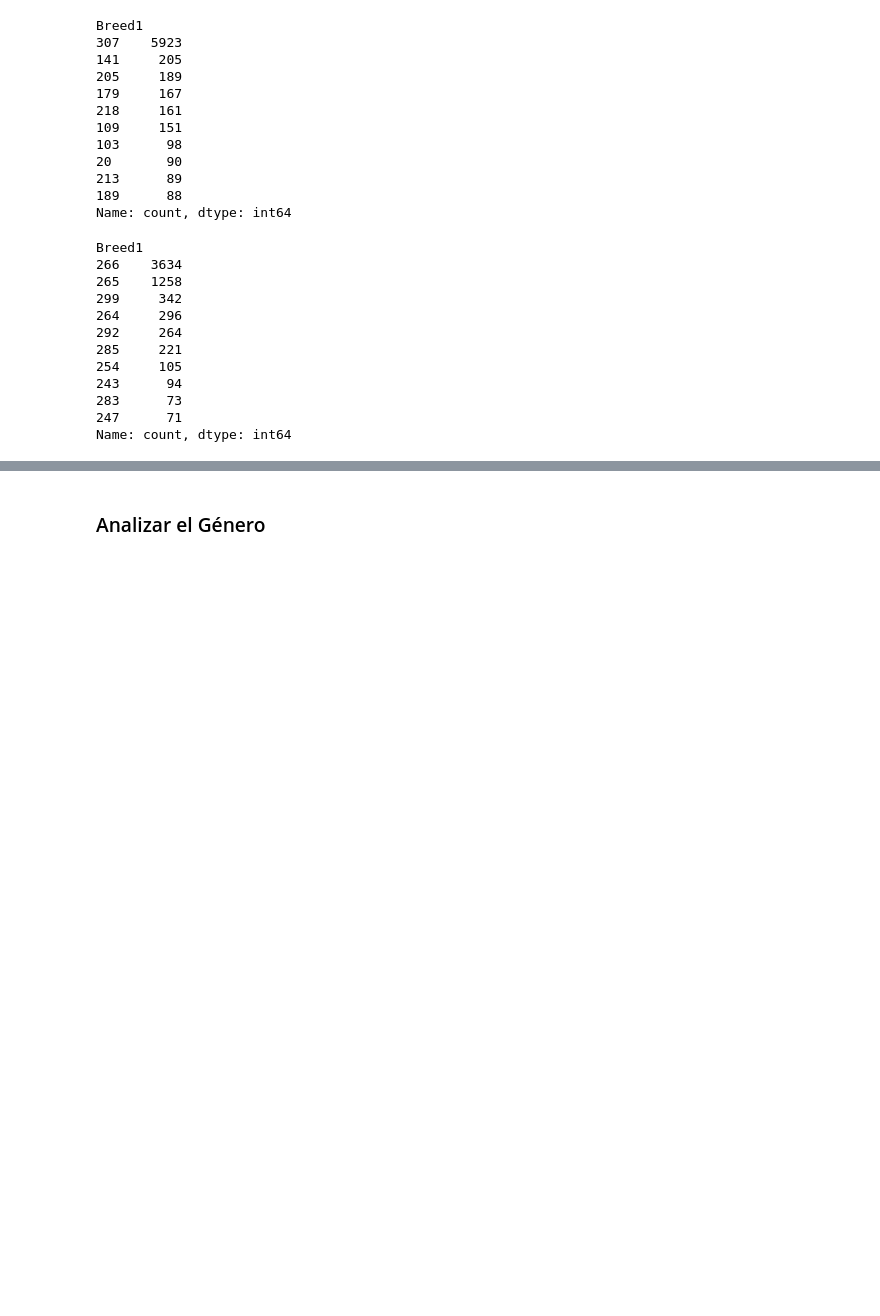
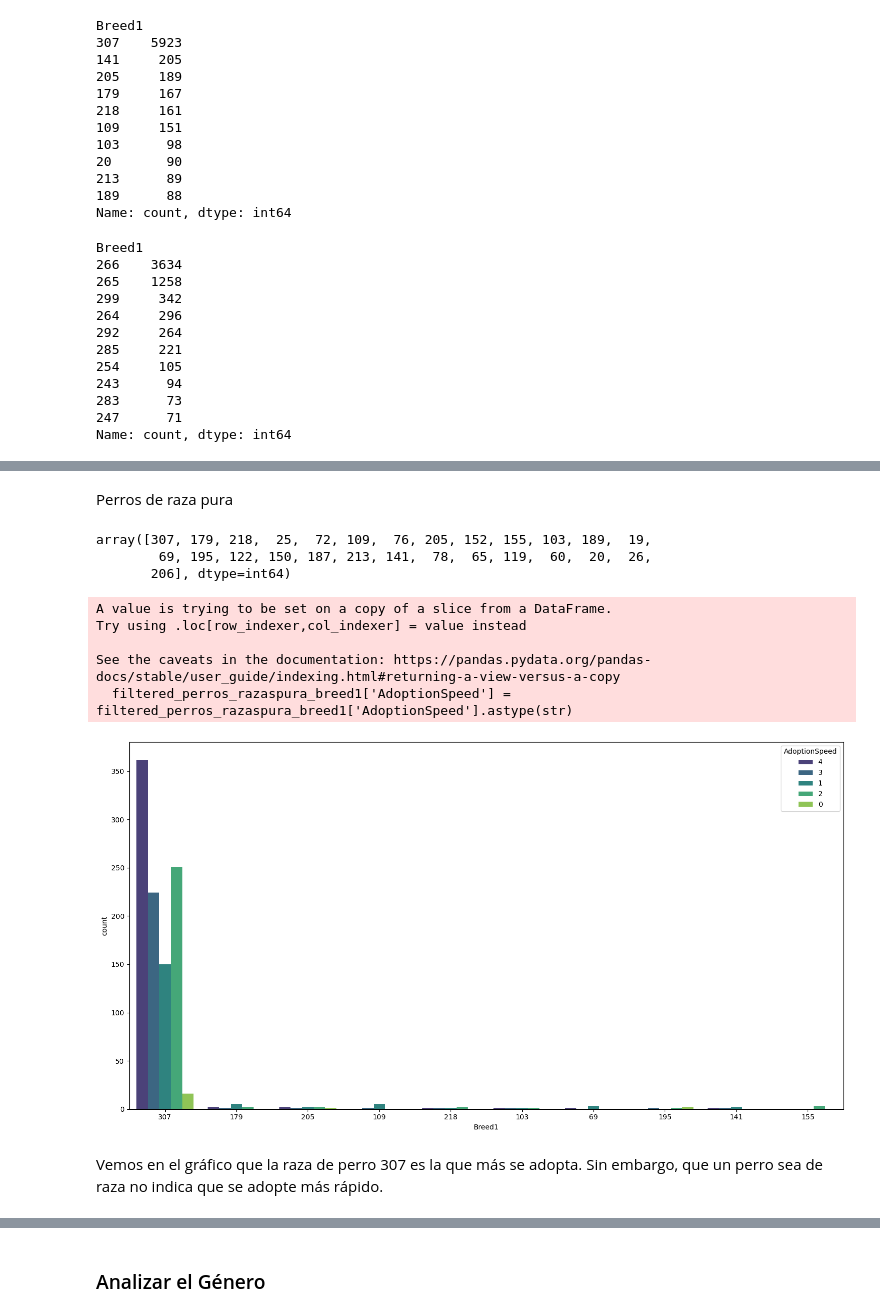
Before and after one commit to plcablinski/lab2-mcd-austral, a Jupyter notebook: 03_Petfinder_EDA.ipynb, the cells around one changed output, grey strips where cells are left out. Cells and saved outputs as stored; diff of their text form; code cells hidden in the pictures; blank space fills up the shorter version.

```diff
--- a/03_Petfinder_EDA.ipynb
+++ b/03_Petfinder_EDA.ipynb
@@ -409,0 +414,44 @@ See the caveats in the documentation: https://pandas.pydata.org/pandas-docs/stab
+# %% [markdown]
+Perros de raza pura
+# %%
+perros_razaspura = dogs[dogs['Breed1'] == dogs['Breed2']]
+perros_razaspura['Breed1'].unique()
+# %% [output]
+array([307, 179, 218,  25,  72, 109,  76, 205, 152, 155, 103, 189,  19,
+        69, 195, 122, 150, 187, 213, 141,  78,  65, 119,  60,  20,  26,
+       206], dtype=int64)
+# %%
+# Seleccionar las 10 razas más populares para Breed1 y Breed2
+top_breed1_perros_razaspura = perros_razaspura['Breed1'].value_counts().nlargest(10).index
+
+filtered_perros_razaspura_breed1 = perros_razaspura[perros_razaspura['Breed1'].isin(top_breed1_perros_razaspura)]
+
+
+# Convertir la variable AdoptionSpeed a entero
+filtered_perros_razaspura_breed1['AdoptionSpeed'] = filtered_perros_razaspura_breed1['AdoptionSpeed'].astype(str)
+
+# Crear las figuras y ejes
+
+
+# Gráfico de barras para Breed1
+plt.figure(figsize=(15, 8))
+sns.countplot( x='Breed1', hue='AdoptionSpeed', data=filtered_perros_razaspura_breed1, palette='viridis', order = filtered_perros_razaspura_breed1['Breed1'].value_counts().index)
+axes[0].set_title('Distribution of AdoptionSpeed for Top 10 Dog Breed1')
+axes[0].set_xlabel('Breed1')
+axes[0].set_ylabel('Count')
+axes[0].legend(title='AdoptionSpeed')
+
+
+
+# Mostrar los gráficos
+plt.tight_layout()
+plt.show()
+# %% [output]
+A value is trying to be set on a copy of a slice from a DataFrame.
+Try using .loc[row_indexer,col_indexer] = value instead
+
+See the caveats in the documentation: https://pandas.pydata.org/pandas-docs/stable/user_guide/indexing.html#returning-a-view-versus-a-copy
+  filtered_perros_razaspura_breed1['AdoptionSpeed'] = filtered_perros_razaspura_breed1['AdoptionSpeed'].astype(str)
+[figure, added]
+# %% [markdown]
+Vemos en el gráfico que la raza de perro 307 es la que más se adopta. Sin embargo, que un perro sea de raza no indica que se adopte más rápido.
```
Also changed, not shown: parts of 31 cells of this notebook.
